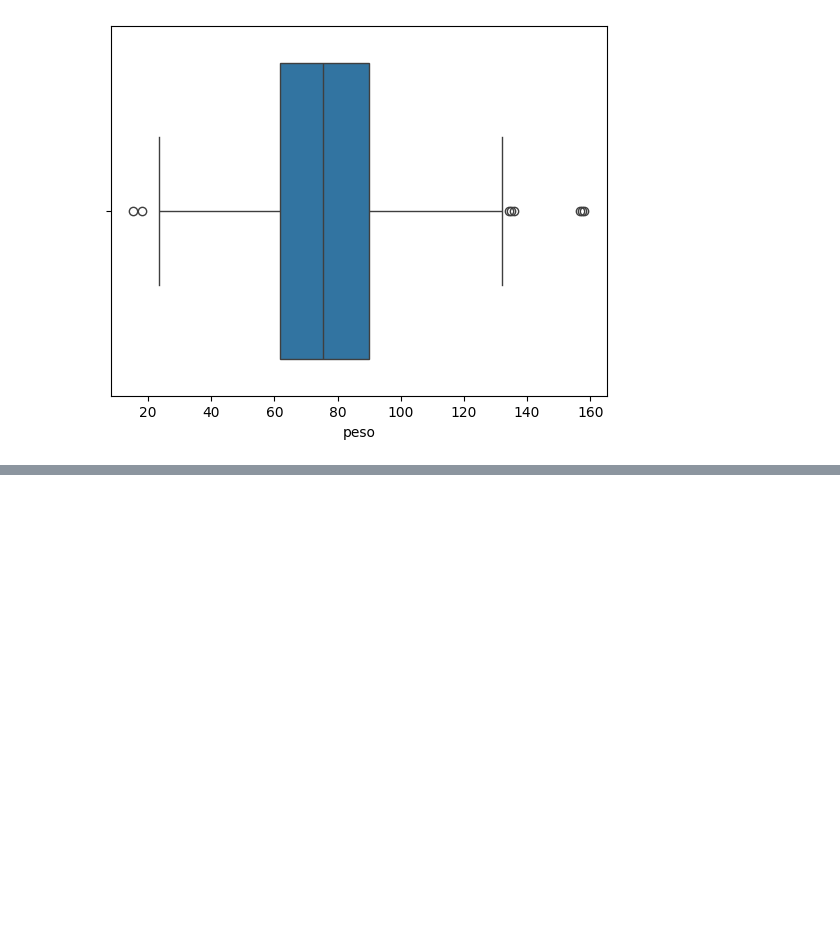
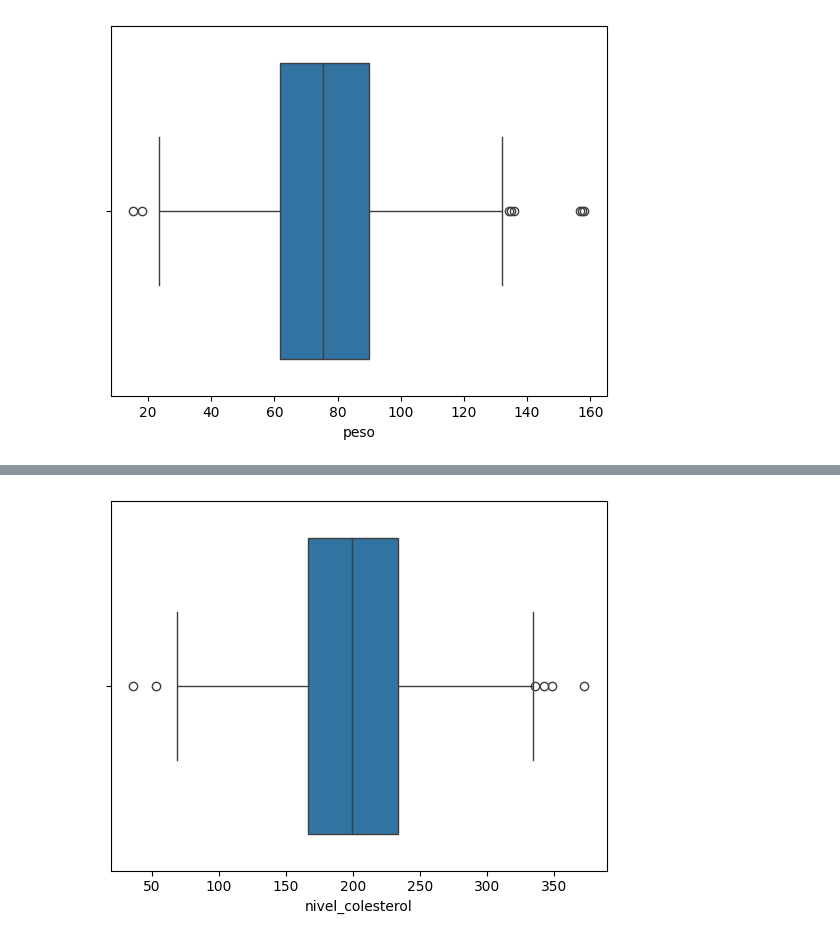
Before and after one commit to Belzebu013/prever_nivel_colesterol, a Jupyter notebook: modelo_colesterol.ipynb, the cells around one changed output, grey strips where cells are left out. Cells and saved outputs as stored; diff of their text form; code cells hidden in the pictures; blank space fills up the shorter version.

```diff
--- a/modelo_colesterol.ipynb
+++ b/modelo_colesterol.ipynb
@@ -90,0 +97,6 @@ plt.show()
+# %%
+# Verificar / detectar outliers - nivel_colesterol
+sns.boxplot(data=df_colesterol_eda, x='nivel_colesterol')
+plt.show()
+# %% [output]
+[figure, added]
```
Also changed, not shown: parts of 15 cells of this notebook.
